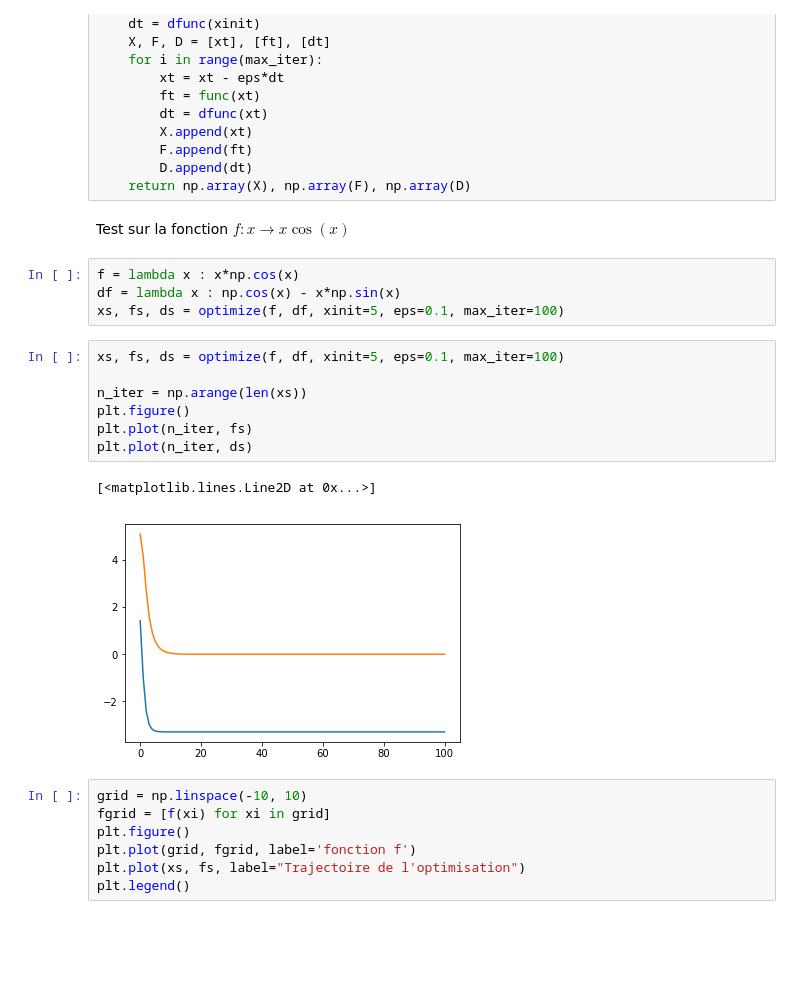
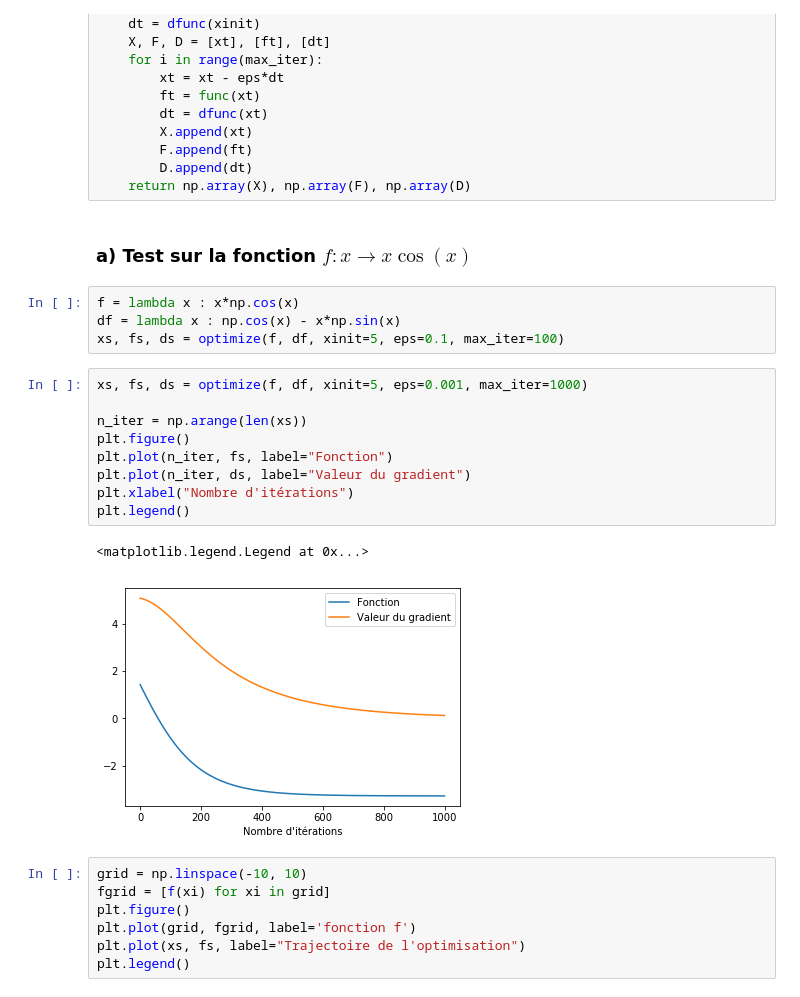
Before and after one commit to PierreBoyeau/classification-gradient_descend, a Jupyter notebook: gradient_classiefiers.ipynb, the cells around one changed output. Saved outputs shown, nothing was run; the diff lists cells and outputs as text; blank space fills up the shorter version.

```diff
--- a/gradient_classiefiers.ipynb
+++ b/gradient_classiefiers.ipynb
@@ -237,21 +237,23 @@ def optimize(func, dfunc, xinit, eps=0.1, max_iter=200):
         D.append(dt)
     return np.array(X), np.array(F), np.array(D)
 # %% [markdown]
-Test sur la fonction $f:x \rightarrow x \cos (x)$
+### a) Test sur la fonction $f:x \rightarrow x \cos (x)$
 # %%
 f = lambda x : x*np.cos(x)
 df = lambda x : np.cos(x) - x*np.sin(x)
 xs, fs, ds = optimize(f, df, xinit=5, eps=0.1, max_iter=100)
 # %%
-xs, fs, ds = optimize(f, df, xinit=5, eps=0.1, max_iter=100)
+xs, fs, ds = optimize(f, df, xinit=5, eps=0.001, max_iter=1000)
 
 n_iter = np.arange(len(xs))
 plt.figure()
-plt.plot(n_iter, fs)
-plt.plot(n_iter, ds)
+plt.plot(n_iter, fs, label="Fonction")
+plt.plot(n_iter, ds, label="Valeur du gradient")
+plt.xlabel("Nombre d'itérations")
+plt.legend()
 # %% [output]
-[<matplotlib.lines.Line2D at 0x...>]
+<matplotlib.legend.Legend at 0x...>
-[figure, old version]
+[figure, new version]
 # %%
 grid = np.linspace(-10, 10)
 fgrid = [f(xi) for xi in grid]
```
Also changed, not shown: parts of 23 cells of this notebook.
